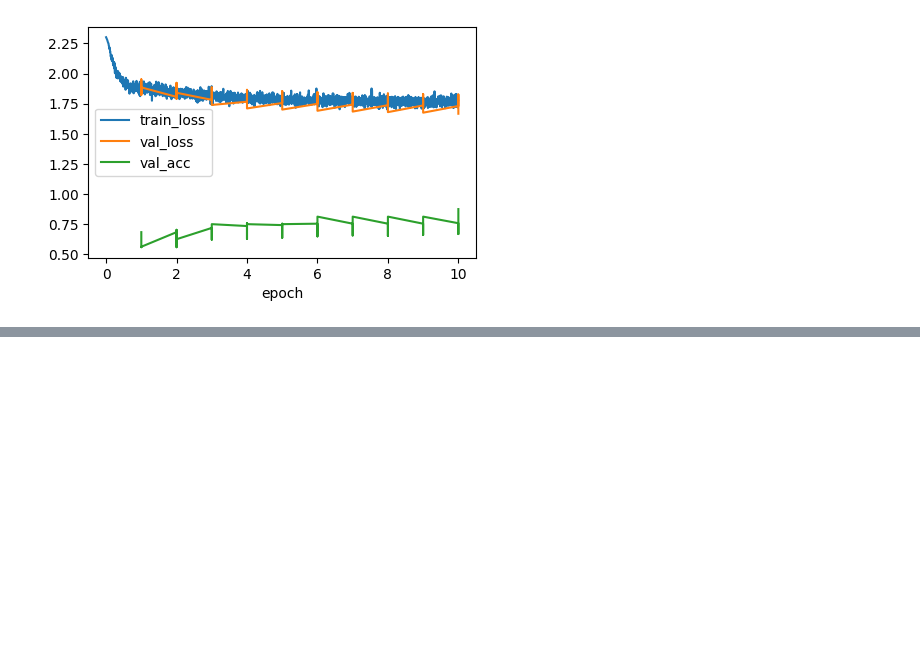
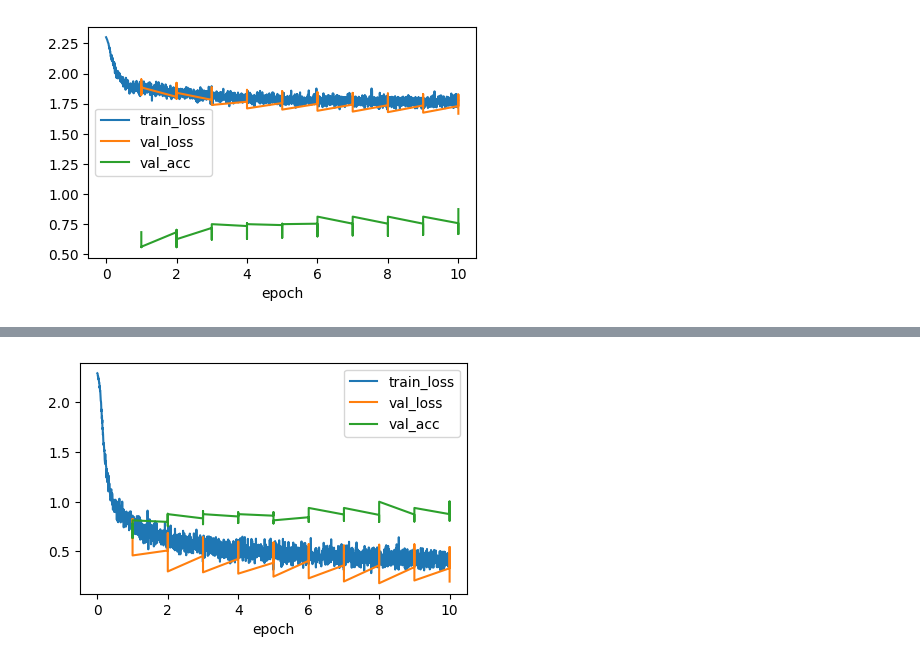
Before and after one commit to Arush04/ML_Clutter, a Jupyter notebook: experiments/classification.ipynb, the cells around one changed output, grey strips where cells are left out. Drawn from its saved outputs; the diff is of its cells as text; code cells hidden in the pictures; blank space fills up the shorter version.

```diff
--- a/experiments/classification.ipynb
+++ b/experiments/classification.ipynb
@@ -10,0 +26,9 @@ trainer.fit(model, data)
+# %%
+hparams = {'num_outputs':10, 'num_hiddens_1':256, 'num_hiddens_2':256,
+           'dropout_1':0.5, 'dropout_2':0.5, 'lr':0.1}
+model = MLPClassificationDropout(**hparams)
+data = FashionMNIST(batch_size=256)
+trainer = Trainer(max_epochs=10)
+trainer.fit(model, data)
+# %% [output]
+[figure, added]
```
Also changed, not shown: parts of 4 cells of this notebook, 1 other file.
